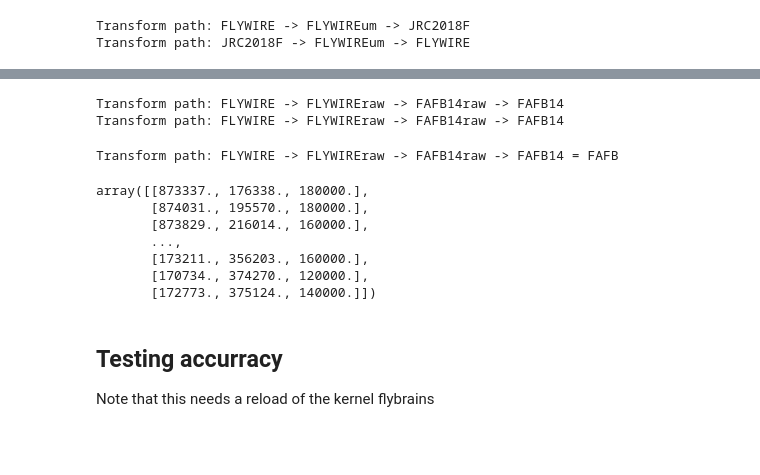
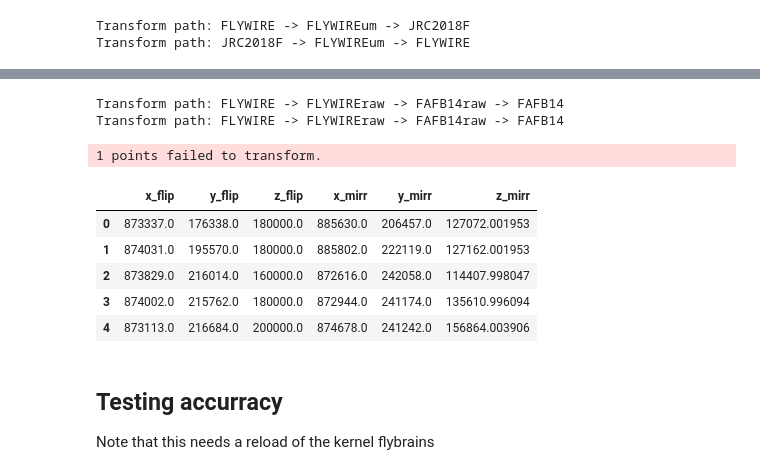
Before and after one commit to navis-org/navis-flybrains, a Jupyter notebook: flybrains/data/FLYWIRE_mirror_landmarks.ipynb, the cells around one changed output, grey strips where cells are left out. Saved outputs shown, nothing was run; the diff lists cells and outputs as text; code cells hidden in the pictures; blank space fills up the shorter version.

Commit message:
fix FAFB14 mirror landmarks

```diff
--- a/flybrains/data/FLYWIRE_mirror_landmarks.ipynb
+++ b/flybrains/data/FLYWIRE_mirror_landmarks.ipynb
@@ -63,24 +63,26 @@ lm.to_csv('FLYWIRE_mirror_landmarks.csv', index=False)
 # %%
 # Generate landmarks for FAFB too
 from fafbseg import flywire  # this registers the FAFB<->FLYWIRE transformation on spine
 lm_fafb = lm.copy()
-lm_fafb[['x_flip', 'y_flip', 'z_flip']] = navis.xform_brain(lm[['x_flip', 'y_flip', 'z_flip']].values, 'FLYWIRE', 'FAFB14')
-lm_fafb[['x_mirr', 'y_mirr', 'z_mirr']] = navis.xform_brain(lm[['x_mirr', 'y_mirr', 'z_mirr']].values, 'FLYWIRE', 'FAFB14')
+lm_fafb[['x_flip', 'y_flip', 'z_flip']] = navis.xform_brain(lm[['x_flip', 'y_flip', 'z_flip']].values, source='FLYWIRE', target='FAFB14')
+lm_fafb[['x_mirr', 'y_mirr', 'z_mirr']] = navis.xform_brain(lm[['x_mirr', 'y_mirr', 'z_mirr']].values, source='FLYWIRE', target='FAFB14')
+
+# Drop the one point that seems to not have transformed
+# (Oddly that seems to be in the AL)
+lm_fafb = lm_fafb.dropna()
+
 lm_fafb.to_csv('FAFB14_mirror_landmarks.csv', index=False)
+lm_fafb.head()
 # %% [output]
 Transform path: FLYWIRE -> FLYWIREraw -> FAFB14raw -> FAFB14
 Transform path: FLYWIRE -> FLYWIREraw -> FAFB14raw -> FAFB14
+1 points failed to transform.
+|  | x_flip | y_flip | z_flip | x_mirr | y_mirr | z_mirr |
+| 0 | 873337.0 | 176338.0 | 180000.0 | 885630.0 | 206457.0 | 127072.001953 |
+| 1 | 874031.0 | 195570.0 | 180000.0 | 885802.0 | 222119.0 | 127162.001953 |
+| 2 | 873829.0 | 216014.0 | 160000.0 | 872616.0 | 242058.0 | 114407.998047 |
+| 3 | 874002.0 | 215762.0 | 180000.0 | 872944.0 | 241174.0 | 135610.996094 |
+| 4 | 873113.0 | 216684.0 | 200000.0 | 874678.0 | 241242.0 | 156864.003906 |
-# %%
-navis.xform_brain(lm[['x_flip', 'y_flip', 'z_flip']].values, 'FLYWIRE', 'FAFB')
-# %% [output]
-Transform path: FLYWIRE -> FLYWIREraw -> FAFB14raw -> FAFB14 = FAFB
-array([[873337., 176338., 180000.],
-       [874031., 195570., 180000.],
-       [873829., 216014., 160000.],
-       ...,
-       [173211., 356203., 160000.],
-       [170734., 374270., 120000.],
-       [172773., 375124., 140000.]])
 # %% [markdown]
 ## Testing accurracy
 Note that this needs a reload of the kernel flybrains
```
Also changed, not shown: parts of 1 cell of this notebook, 2 other files.
